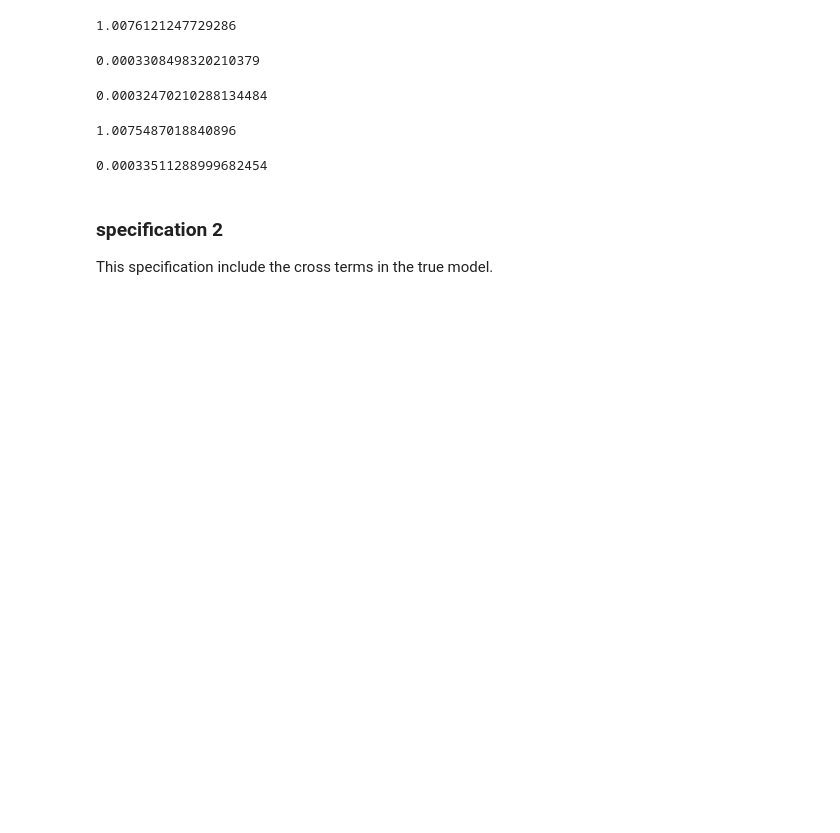
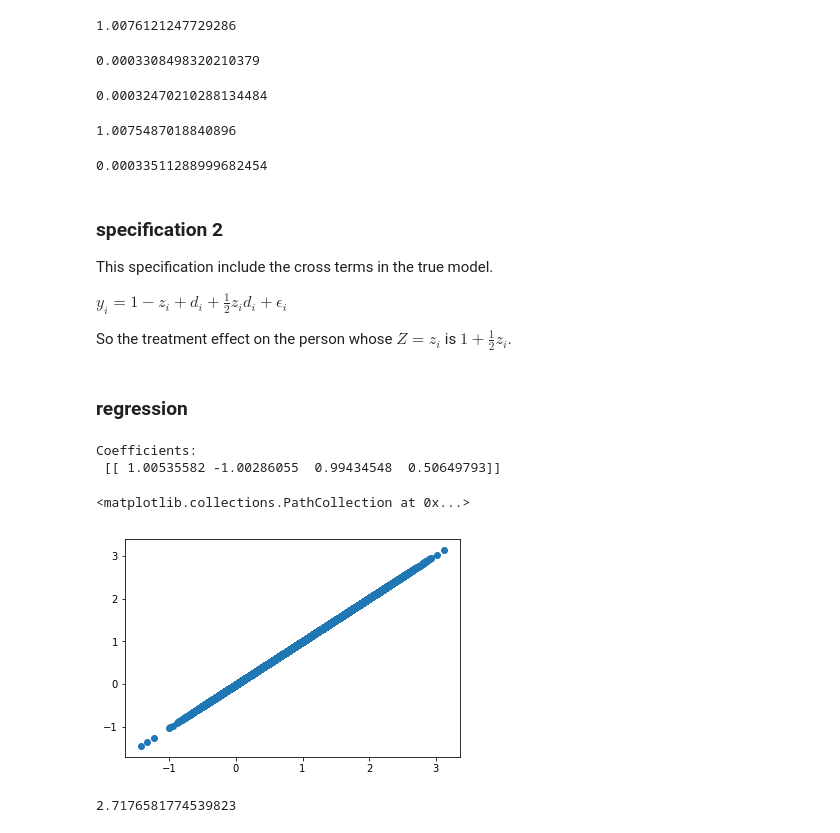
Before and after one commit to keiikegami/HeteroTreatment, a Jupyter notebook: simulation.ipynb, the cells around one changed output. Cells and saved outputs as stored; diff of their text form; code cells hidden in the pictures; blank space fills up the shorter version.

```diff
--- a/simulation.ipynb
+++ b/simulation.ipynb
@@ -100,3 +101,55 @@ np.var(effect_on_newsample)
 ### specification 2
 
 This specification include the cross terms in the true model.
+
+$y_i = 1 - z_i + d_i + \frac{1}{2}z_i d_i + \epsilon_i$
+
+So the treatment effect on the person whose $Z = z_i$ is $1+\frac{1}{2}z_i$.
+# %%
+# data generation
+np.random.seed(0)
+sample_size = 100000
+half_size = int(sample_size/2)
+z = np.random.normal(size = (sample_size,1))
+d1 = np.ones((half_size,1))
+d0 = np.zeros((half_size,1))
+d = np.vstack((d0,d1))
+cross = np.multiply(z, d)
+const = np.ones((sample_size,1))
+x = np.hstack((np.hstack((np.hstack((const, z)), d)), cross))
+y = 1 + -z + d + 1/2*cross + np.random.normal(scale = 0.5, size = (sample_size,1))
+
+# make counter X
+d1_counter = np.zeros((half_size,1))
+d0_counter = np.ones((half_size,1))
+d_counter = np.vstack((d0_counter, d1_counter))
+cross_counter = np.multiply(z, d_counter)
+x_counter = np.hstack((np.hstack((np.hstack((const, z)), d_counter)), cross_counter))
+# %% [markdown]
+### regression
+# %%
+# regression
+regr = linear_model.LinearRegression(fit_intercept=False)
+regr.fit(x, y)
+
+# The coefficients
+print('Coefficients: \n', regr.coef_)
+# %% [output]
+Coefficients:
+ [[ 1.00535582 -1.00286055  0.99434548  0.50649793]]
+# %%
+# the estimated individual treatment effects
+estimated_ITE = [regr.coef_[0][2] + regr.coef_[0][3]*i[0] for i in z]
+true_ITE = [1 + 1/2*i[0] for i in z]
+# %%
+plt.scatter(true_ITE, estimated_ITE)
+# %% [output]
+<matplotlib.collections.PathCollection at 0x...>
+[figure, added]
+# %%
+# distance
+diff = np.subtract(true_ITE, estimated_ITE)
+dist_reg = np.sqrt(np.sum([i**2 for i in diff]))
+dist_reg
+# %% [output]
+2.7176581774539823
```
Also changed, not shown: parts of 13 cells of this notebook.
